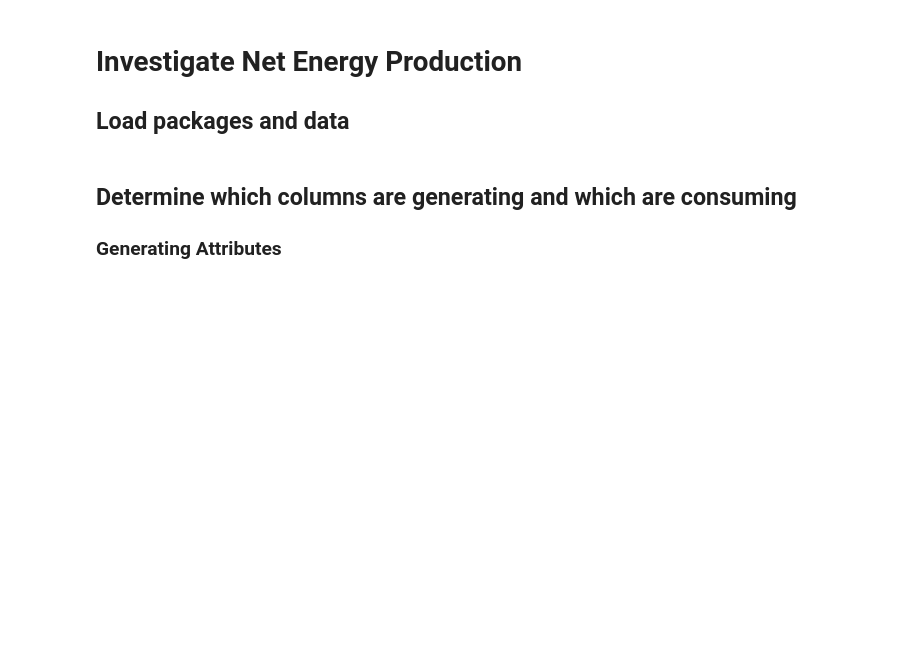
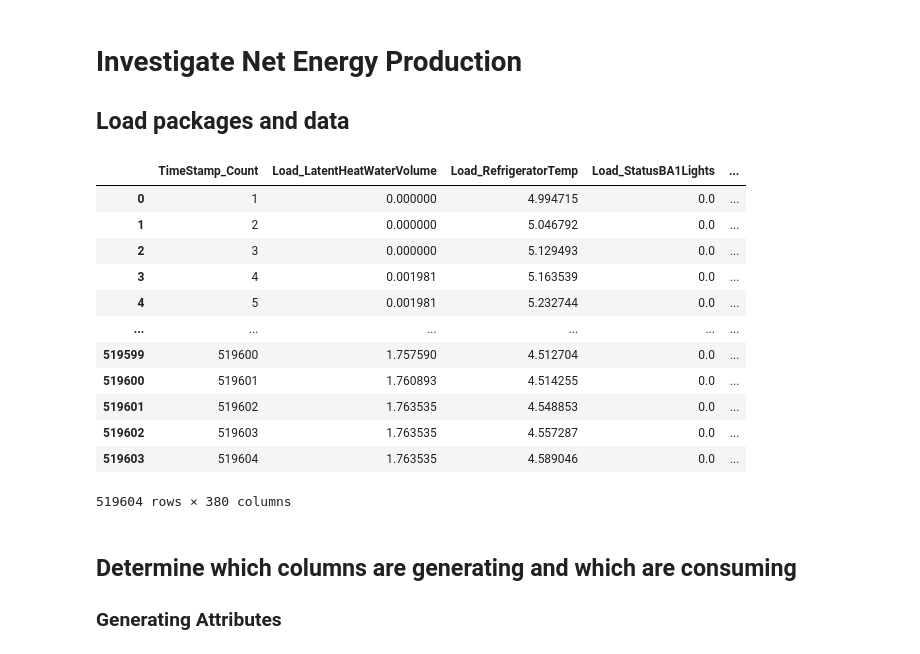
Before and after one commit to Divixity/Datavidenskab-P6, a Jupyter notebook: Development/net_energy_produced.ipynb, the cells around one changed output. Cells and saved outputs as stored; diff of their text form; code cells hidden in the pictures; blank space fills up the shorter version.

```diff
--- a/Development/net_energy_produced.ipynb
+++ b/Development/net_energy_produced.ipynb
@@ -4,23 +4,37 @@
 # %%
 import DataRetriever as dr
 import pandas as pd
 import plotly.express as px
+import numpy as np
 
 retriever = dr.DataRetriever()
 
 year_2 = retriever.get_data("All-Subsystems-minute-Year2.pkl")
 
 # Add timestamp converted to UTC as index to year_2
 # year_2["Timestamp UTC"] = pd.to_datetime(year_2["Timestamp"], utc=True, infer_datetime_format=True)
 # year_2.set_index("Timestamp UTC", inplace=True)
 
 # Load the metadata
 metadata = retriever.get_data("metadata-year2.pkl")
 metadata.rename(columns={"Unnamed: 0": "Attribute"}, inplace=True)
 
-year_2[["PV_Watts3PhTotalW3PhT1", "PV_Watts3PhTotalW3PhT2", "PV_PVSystem1ACPowerOSPACPV1OS", "PV_PVSystem2ACPowerOSPACPV2OS", "Elec_PowerPV1of2", "Elec_PowerPV2of2"]].clip(lower=0) #Minimum value of these columns must be 0, else set to 0.
-
-print("Hej")
+colstoclip = year_2.select_dtypes(np.number).columns
+year_2[colstoclip].clip(lower=0) #Minimum value of column must be 0, else set to 0.
+# %% [output]
+|  | TimeStamp_Count | Load_LatentHeatWaterVolume | Load_RefrigeratorTemp | Load_StatusBA1Lights | ... |
+| 0 | 1 | 0.000000 | 4.994715 | 0.0 | ... |
+| 1 | 2 | 0.000000 | 5.046792 | 0.0 | ... |
+| 2 | 3 | 0.000000 | 5.129493 | 0.0 | ... |
+| 3 | 4 | 0.001981 | 5.163539 | 0.0 | ... |
+| 4 | 5 | 0.001981 | 5.232744 | 0.0 | ... |
+| ... | ... | ... | ... | ... | ... |
+| 519599 | 519600 | 1.757590 | 4.512704 | 0.0 | ... |
+| 519600 | 519601 | 1.760893 | 4.514255 | 0.0 | ... |
+| 519601 | 519602 | 1.763535 | 4.548853 | 0.0 | ... |
+| 519602 | 519603 | 1.763535 | 4.557287 | 0.0 | ... |
+| 519603 | 519604 | 1.763535 | 4.589046 | 0.0 | ... |
+519604 rows × 380 columns
 # %% [markdown]
 ## Determine which columns are generating and which are consuming
 ### Generating Attributes
```
Also changed, not shown: parts of 15 cells of this notebook, 3 other files.
